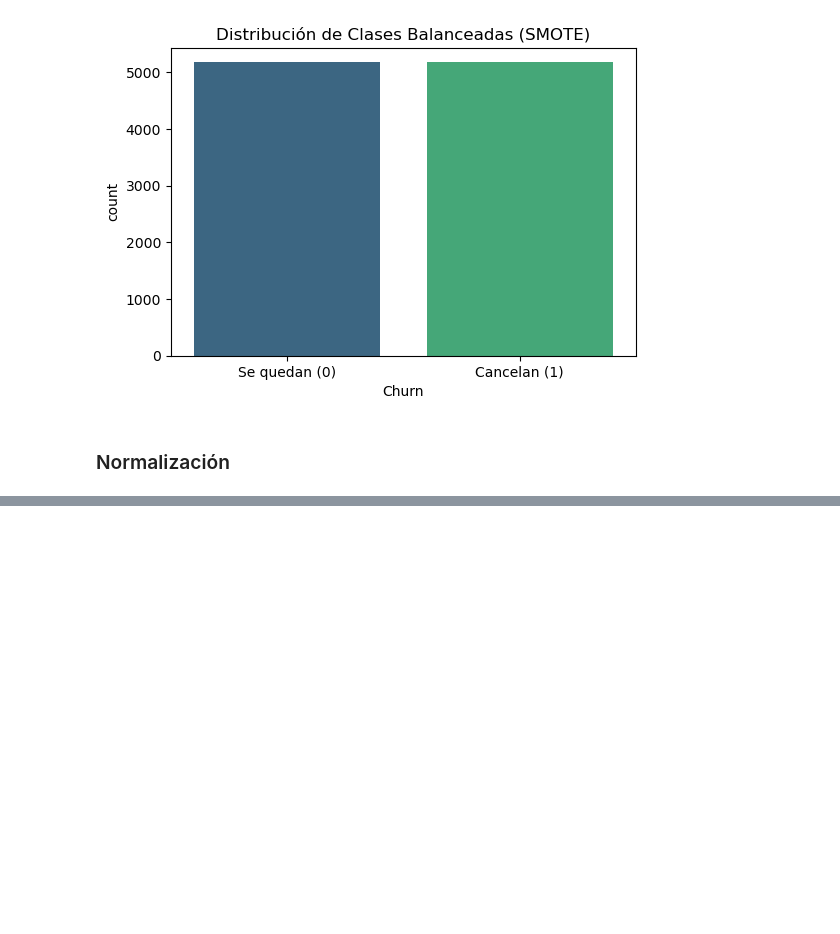
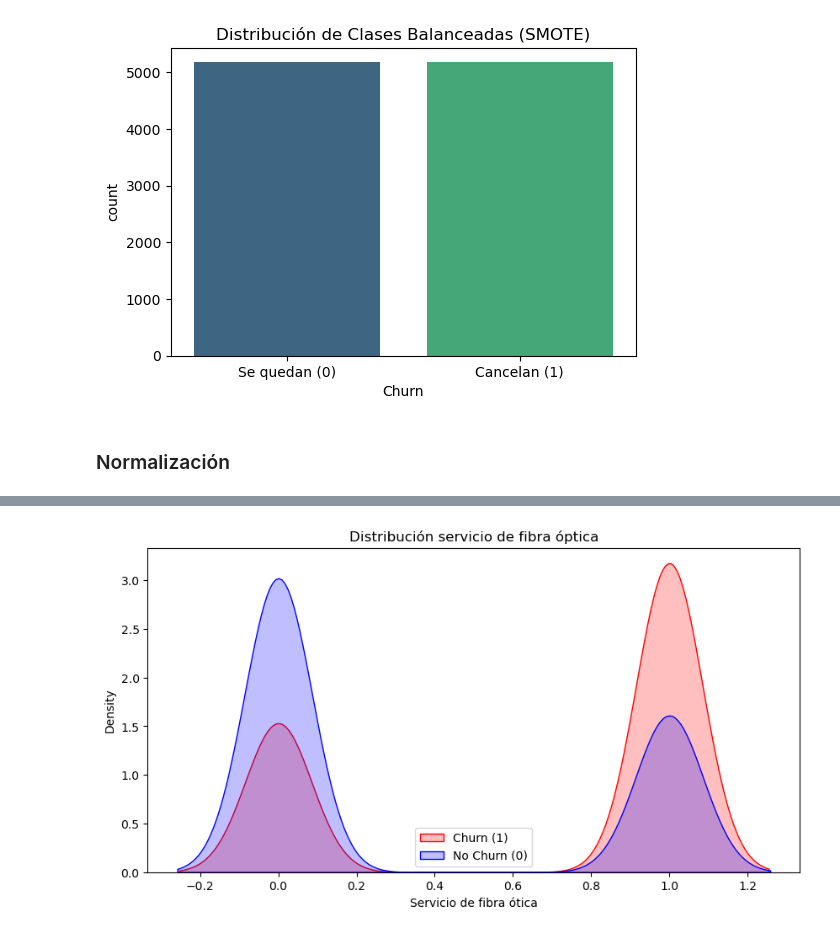
Before and after one commit to OscarLara/ChallengeTelecomX-2, a Jupyter notebook: ChallengeTelecomX-2.ipynb, the cells around one changed output, grey strips where cells are left out. Saved outputs shown, nothing was run; the diff lists cells and outputs as text; code cells hidden in the pictures; blank space fills up the shorter version.

```diff
--- a/ChallengeTelecomX-2.ipynb
+++ b/ChallengeTelecomX-2.ipynb
@@ -565,0 +623,11 @@ X_scaled = scaler.fit_transform(X_resampled)
+# %%
+# Visualización de InternetService_Fiber optic
+plt.figure(figsize=(10, 5))
+sns.kdeplot(df_balanceado[df_balanceado['Churn'] == 1]['InternetService_Fiber optic'], label='Churn (1)', fill=True, color="red")
+sns.kdeplot(df_balanceado[df_balanceado['Churn'] == 0]['InternetService_Fiber optic'], label='No Churn (0)', fill=True, color="blue")
+plt.title('Distribución servicio de fibra óptica')
+plt.xlabel('Servicio de fibra ótica')
+plt.legend()
+plt.show()
+# %% [output]
+[figure, added]
```
Also changed, not shown: parts of 6 cells of this notebook.
